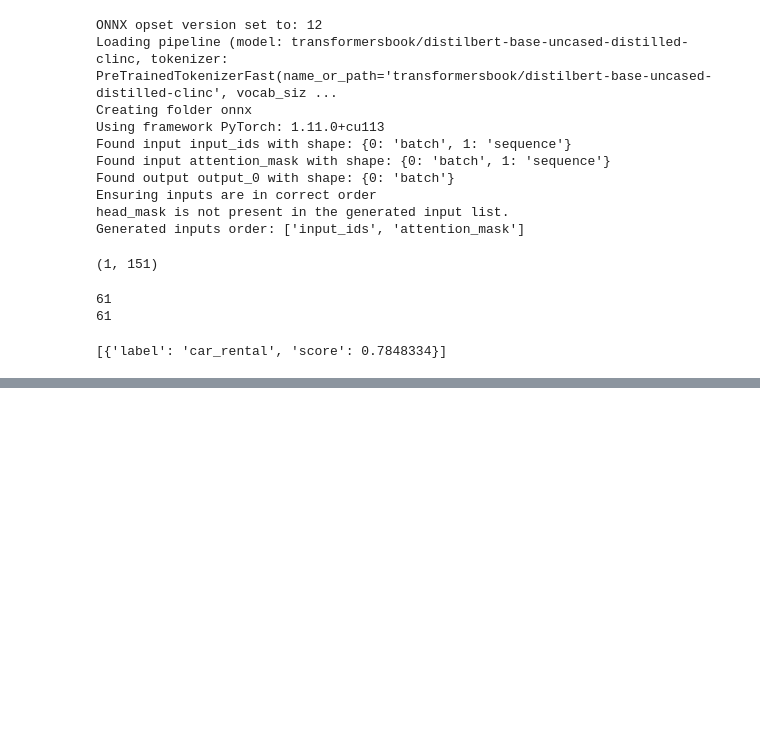
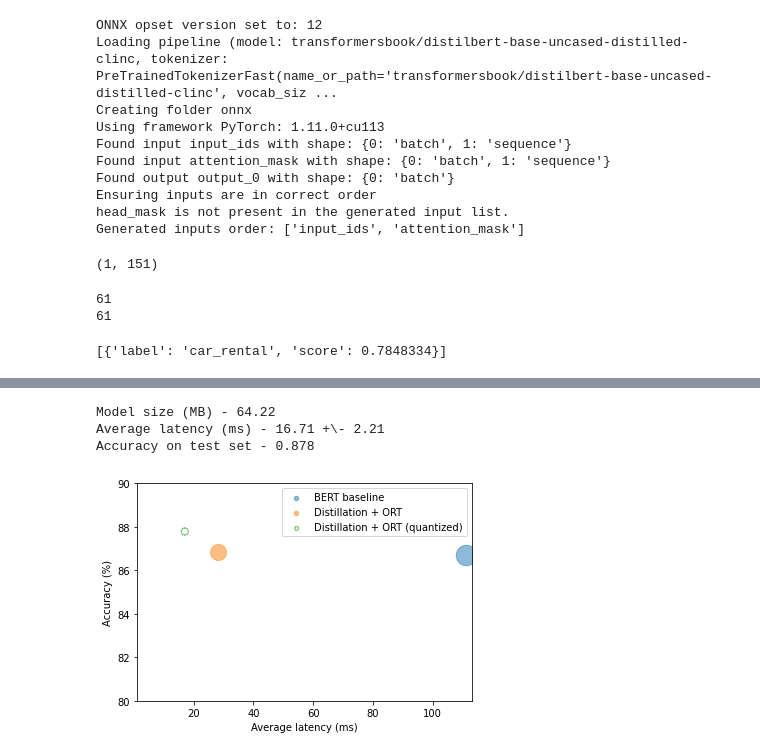
Before and after one commit to ThinamXx/Transformers_NLP, a Jupyter notebook: 02. NLP with Transformers/08. Transformers in Production/Transformers&Production.ipynb, the cells around one changed output, grey strips where cells are left out. Saved outputs shown, nothing was run; the diff lists cells and outputs as text; code cells hidden in the pictures; blank space fills up the shorter version.

```diff
--- a/02. NLP with Transformers/08. Transformers in Production/Transformers&Production.ipynb
+++ b/02. NLP with Transformers/08. Transformers in Production/Transformers&Production.ipynb
@@ -749,0 +800,6 @@ pipe(query)                                                     # Inspection.
+# %%
+#@ INITIALIZING MODEL QUANTIZATION:
+from onnxruntime.quantization import quantize_dynamic, QuantType
+model_input = "onnx/model.onnx"                                         # Initializing model input.
+model_output = "onnx/model.quant.onnx"                                  # Initializing model output.
+quantize_dynamic(model_input, model_output, weight_type=QuantType.QInt8)  # Initializing model quantization.
@@ -749,0 +819,17 @@ pipe(query)                                                     # Inspection.
+# %%
+#@ INSPECTING PERFORMANCE BENCHMARK:
+onnx_quantized_model = create_model_for_provider(model_output)          # Initializing model.
+pipe = OnnxPipeline(onnx_quantized_model, tokenizer)                    # Initializing model pipeline.
+optim_type = "Distillation + ORT (quantized)"                           # Initialization.
+pb = OnnxPerformanceBenchmark(pipe, clinc["test"], optim_type,
+                              model_path=model_output)                  # Implementation of performance benchmark.
+perf_metrics.update(pb.run_benchmark())                                 # Updating perf metrics.
+# %% [output]
+Model size (MB) - 64.22
+Average latency (ms) - 16.71 +\- 2.21
+Accuracy on test set - 0.878
+# %%
+#@ VISUALIZING THE PERFORMANCE:
+plot_metrics(perf_metrics, optim_type)
+# %% [output]
+[figure, added]
```
Also changed, not shown: parts of 9 cells of this notebook.
